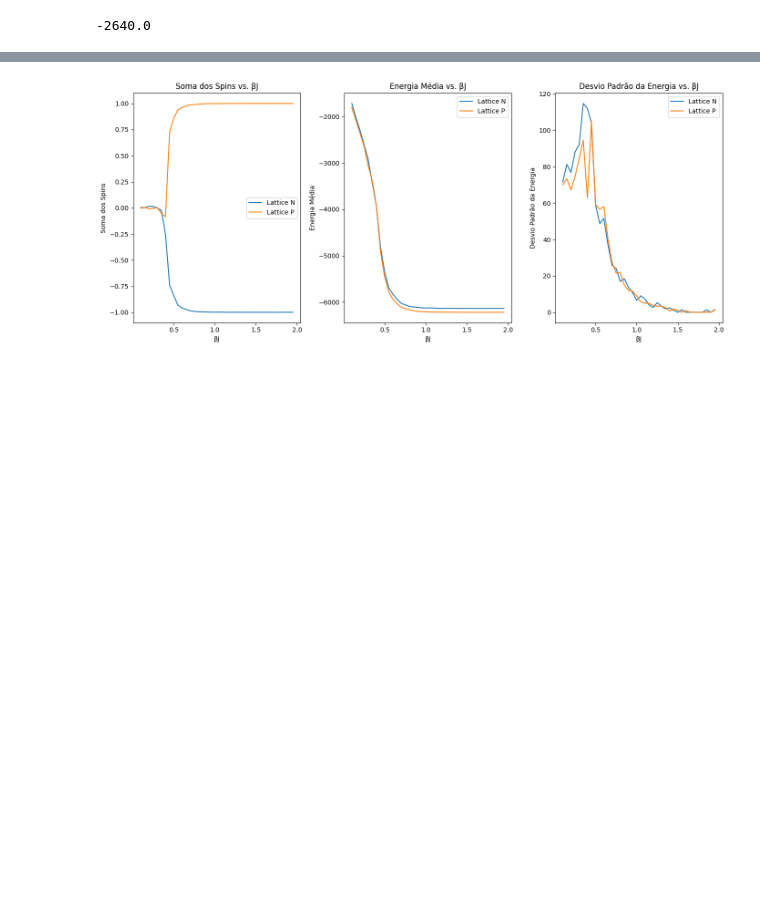
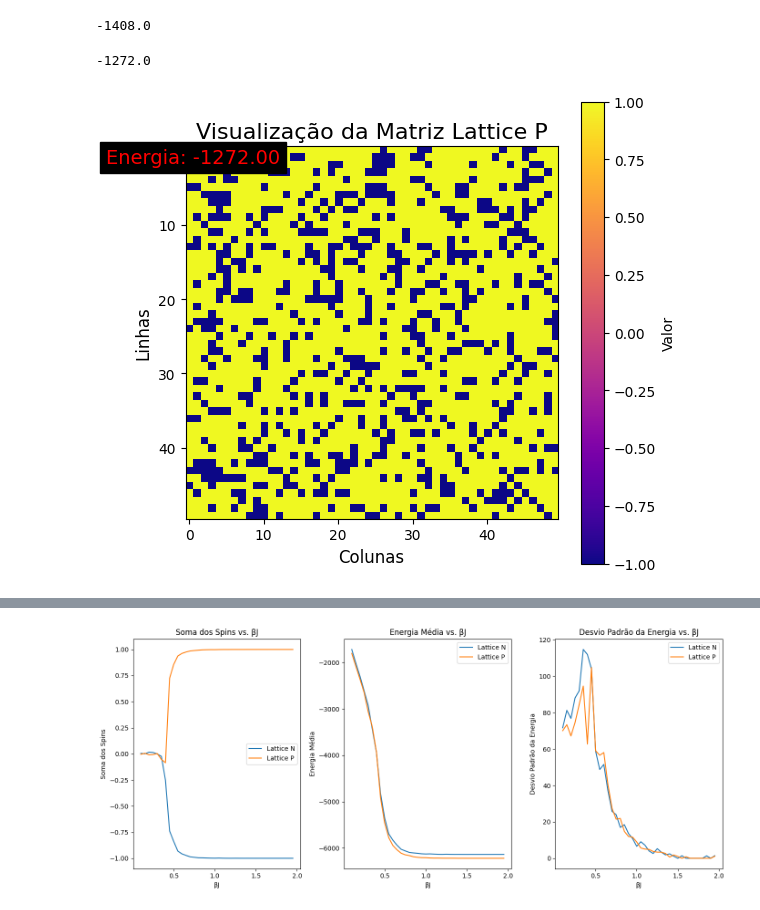
Before and after one commit to matheusmeteoro/saturn, a Jupyter notebook: modelodeising/isingmodel.ipynb, the cells around one changed output, grey strips where cells are left out. Cells and saved outputs as stored; diff of their text form; code cells hidden in the pictures; blank space fills up the shorter version.

```diff
--- a/modelodeising/isingmodel.ipynb
+++ b/modelodeising/isingmodel.ipynb
@@ -22,7 +22,39 @@ def get_energy(lattice):
     kern[1][1] = False
     arr = -lattice * convolve(lattice, kern, mode='constant', cval=0)
     return arr.sum()/2
+
+get_energy(lattice_n)
+# %% [output]
+-1408.0
-# %%
-get_energy(lattice_p)
-# %% [output]
--2640.0
+# %%
+def get_energy(lattice):
+    # applies the nearest neighbours summation
+    kern = generate_binary_structure(2, 1)
+    kern[1][1] = False
+    arr = -lattice * convolve(lattice, kern, mode='constant', cval=0)
+    return arr.sum()/2
+
+get_energy(lattice_p)
+# %% [output]
+-1272.0
+# %%
+# Plotar a matriz lattice_p
+plt.figure(figsize=(6, 6))  # Ajustar o tamanho da figura para melhor visualização
+plt.imshow(lattice_p, cmap='plasma', interpolation='nearest')  # Adicionar mapa de cores
+plt.colorbar(label='Valor')  # Adicionar a barra de cores com rótulo
+
+# Adicionar título e rótulos aos eixos
+plt.title('Visualização da Matriz Lattice P', fontsize=16)
+plt.xlabel('Colunas', fontsize=12)
+plt.ylabel('Linhas', fontsize=12)
+
+# Adicionar o texto com o valor da energia sobre a imagem
+plt.text(0.5, 0.99, f'Energia: {get_energy(lattice_p):.2f}',
+         ha='center', va='center',
+         fontsize=14, color='red',
+         bbox=dict(facecolor='black', alpha=1))
+
+# Exibir o gráfico
+plt.show()
+# %% [output]
+[figure, added]
```
Also changed, not shown: parts of 8 cells of this notebook, 27 other files.
